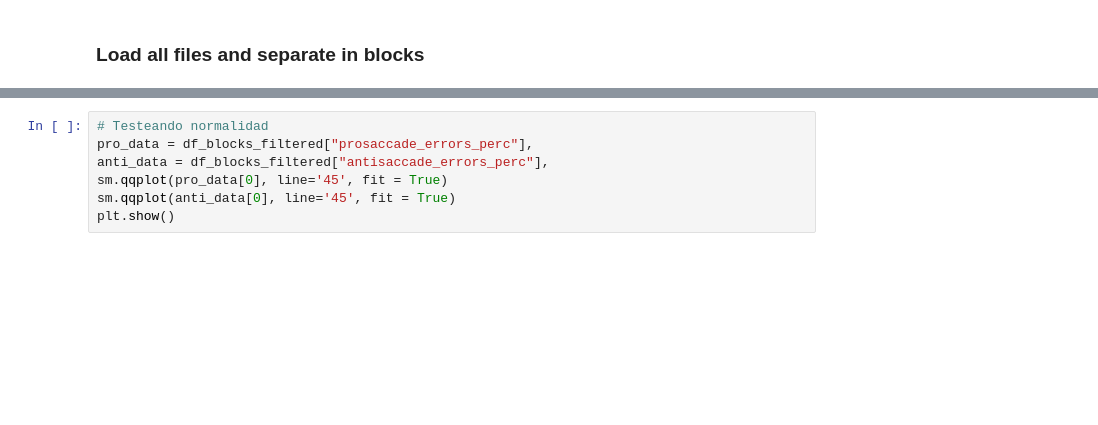
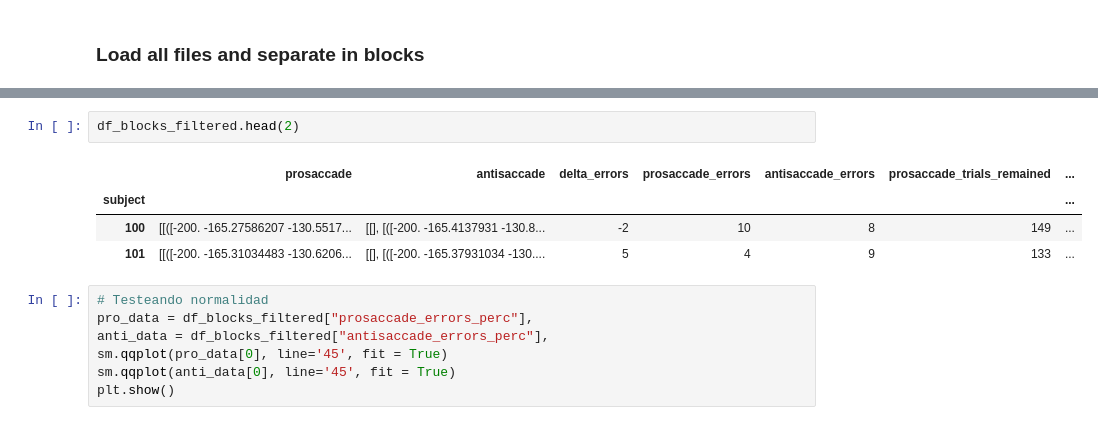
Before and after one commit to GEJ1/et_webcam_experiments, a Jupyter notebook: antisaccade_experiment/antisaccades_analysis.ipynb, the cells around one changed output, grey strips where cells are left out. Cells and saved outputs as stored; diff of their text form; blank space fills up the shorter version.

```diff
--- a/antisaccade_experiment/antisaccades_analysis.ipynb
+++ b/antisaccade_experiment/antisaccades_analysis.ipynb
@@ -663,3 +679,10 @@ df_blocks_filtered.describe()
+# %%
+df_blocks_filtered.head(2)
+# %% [output]
+|  | prosaccade | antisaccade | delta_errors | prosaccade_errors | antisaccade_errors | prosaccade_trials_remained | ... |
+| subject |  |  |  |  |  |  | ... |
+| 100 | [[([-200. -165.27586207 -130.5517... | [[], [([-200. -165.4137931 -130.8... | -2 | 10 | 8 | 149 | ... |
+| 101 | [[([-200. -165.31034483 -130.6206... | [[], [([-200. -165.37931034 -130.... | 5 | 4 | 9 | 133 | ... |
 # %%
 # Testeando normalidad
 pro_data = df_blocks_filtered["prosaccade_errors_perc"],
```
Also changed, not shown: parts of 19 cells of this notebook, 9 other files.
